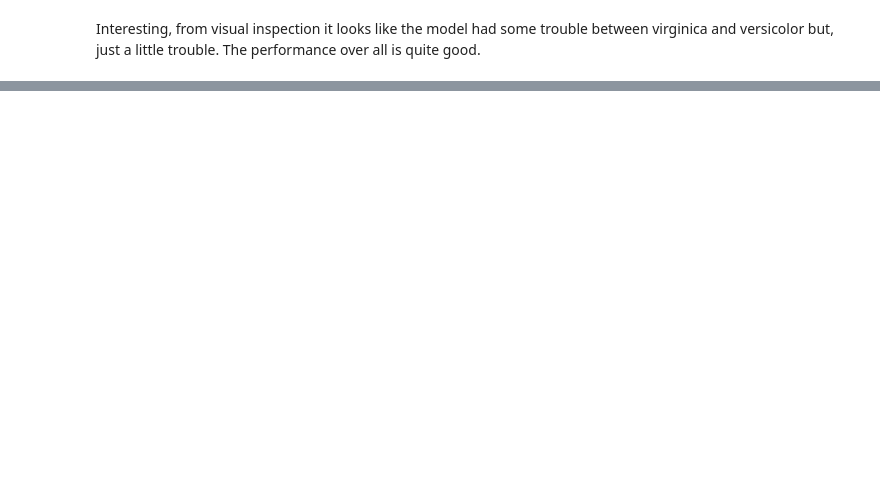
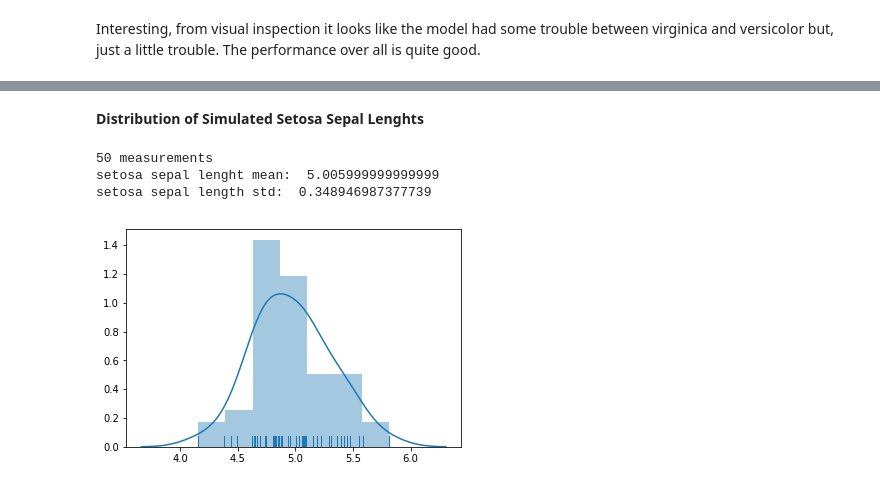
Before and after one commit to paulo-g-martinez/unsupervised-learning-in-python, a Jupyter notebook: unsupervised-learning-in-python.ipynb, the cells around one changed output, grey strips where cells are left out. Saved outputs shown, nothing was run; the diff lists cells and outputs as text; code cells hidden in the pictures; blank space fills up the shorter version.

```diff
--- a/unsupervised-learning-in-python.ipynb
+++ b/unsupervised-learning-in-python.ipynb
@@ -291,0 +322,20 @@ So, since the distributions are not normal across species, But do seem "normal e
+# %% [markdown]
+**Distribution of Simulated Setosa Sepal Lenghts**
+# %%
+setosa_sepal_length_mean = np.mean(iris_seaborn.sepal_length[iris_seaborn.species == 'setosa'])
+setosa_sepal_length_std = np.std(iris_seaborn.sepal_length[iris_seaborn.species == 'setosa'])
+
+print(len(iris_seaborn.sepal_length[iris_seaborn.species == 'setosa']), 'measurements')
+print('setosa sepal lenght mean: ', setosa_sepal_length_mean)
+print('setosa sepal length std: ', setosa_sepal_length_std)
+
+simulated_setosa_sepal_samples = np.random.normal()
+sns.distplot(np.random.normal(setosa_sepal_length_mean,
+                              setosa_sepal_length_std,
+                              50), rug = True)
+plt.show()
+# %% [output]
+50 measurements
+setosa sepal lenght mean:  5.005999999999999
+setosa sepal length std:  0.348946987377739
+[figure, added]
```
Also changed, not shown: parts of 39 cells of this notebook.
